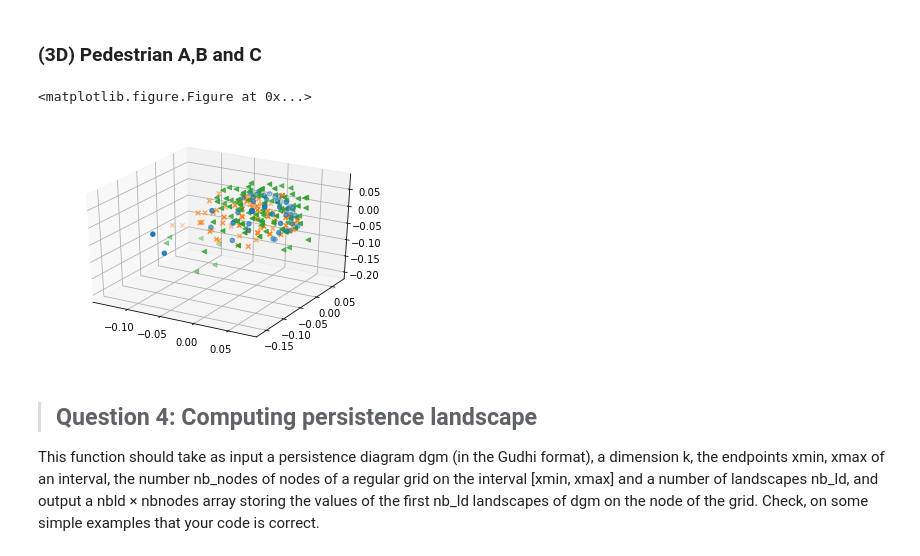
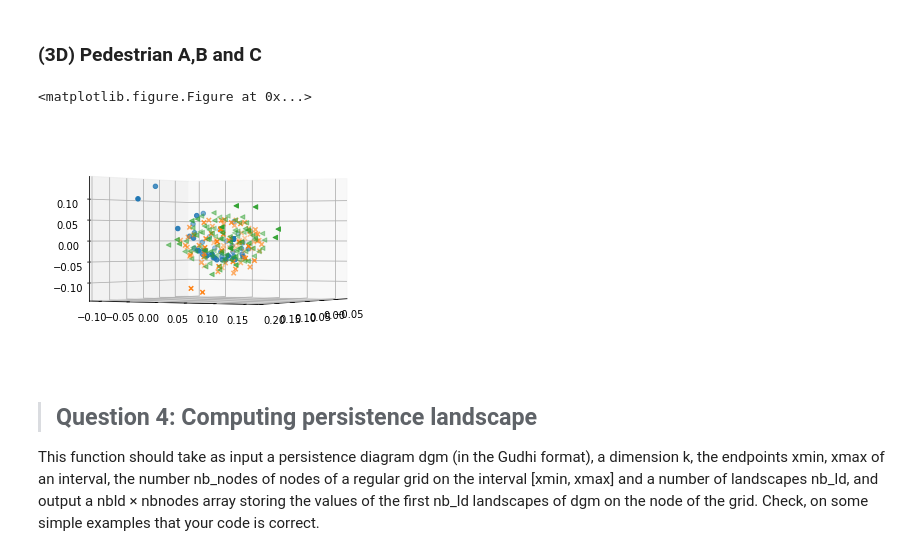
Before and after one commit to melisandeteng/PersistentHomology, a Jupyter notebook: dataSmartphoneProject.ipynb, the cells around one changed output. Drawn from its saved outputs; the diff is of its cells as text; code cells hidden in the pictures.

```diff
--- a/dataSmartphoneProject.ipynb
+++ b/dataSmartphoneProject.ipynb
@@ -219,7 +219,7 @@ diagC_1_outliers=build_1_persistent_diag(data_B_wo_outliers)
 # %% [markdown]
 ## With Alpha complex
 # %%
-def build_alphaComplex_diag(dataset,maxAlphaSquare=0.8):
+def build_alphaComplex_diag(dataset,maxAlphaSquare=2.7):
     persist=[]
     for i in range(len(dataset)):
         alpha_complex = gudhi.AlphaComplex(points=dataset[i])
@@ -426,7 +426,7 @@ def computeMatrixBottleneckDistance(diagList1):
     matrix=np.zeros((len(diagList1),len(diagList1)))
     for i in range(len(diagList1)):
         for j in range(i,len(diagList1)):
-            dist=gudhi.bottleneck_distance(diagList1[i], diagList1[j], 0.1)
+            dist=gudhi.bottleneck_distance(diagList1[i], diagList1[j], 0.0001)
             matrix[i,j]=dist
             matrix[j,i]=dist
     return matrix
@@ -581,29 +583,30 @@ plt.show()
 # %%
 from mpl_toolkits.mplot3d import Axes3D
 
 mds2 = manifold.MDS(n_components=3, max_iter=3000, eps=1e-9,
                    dissimilarity="precomputed", n_jobs=1)
 posA = mds2.fit(matrix_bottleneck_distance_A_alpha).embedding_
 posB = mds2.fit(matrix_bottleneck_distance_B_alpha).embedding_
 posC = mds2.fit(matrix_bottleneck_distance_C_alpha).embedding_
 
 plt.subplots_adjust(bottom = 0.1)
 
 fig = plt.figure()
 ax = fig.add_subplot(111, projection='3d')
+ax.view_init(azim=30, elev = 0)
 ax.scatter(
     posA[:, 0], posA[:, 1], posA[:, 2], marker = 'o'
     )
 ax.scatter(
     posB[:, 0], posB[:, 1], posB[:, 2], marker = 'x'
     )
 ax.scatter(
     posC[:, 0], posC[:, 1], posC[:, 2], marker = '<'
     )
 plt.show()
 # %% [output]
 <matplotlib.figure.Figure at 0x...>
-[figure, old version]
+[figure, new version]
 # %% [markdown]
 > ## Question 4: Computing persistence landscape
 This function should take as input a persistence
```
Also changed, not shown: parts of 6 cells of this notebook.
